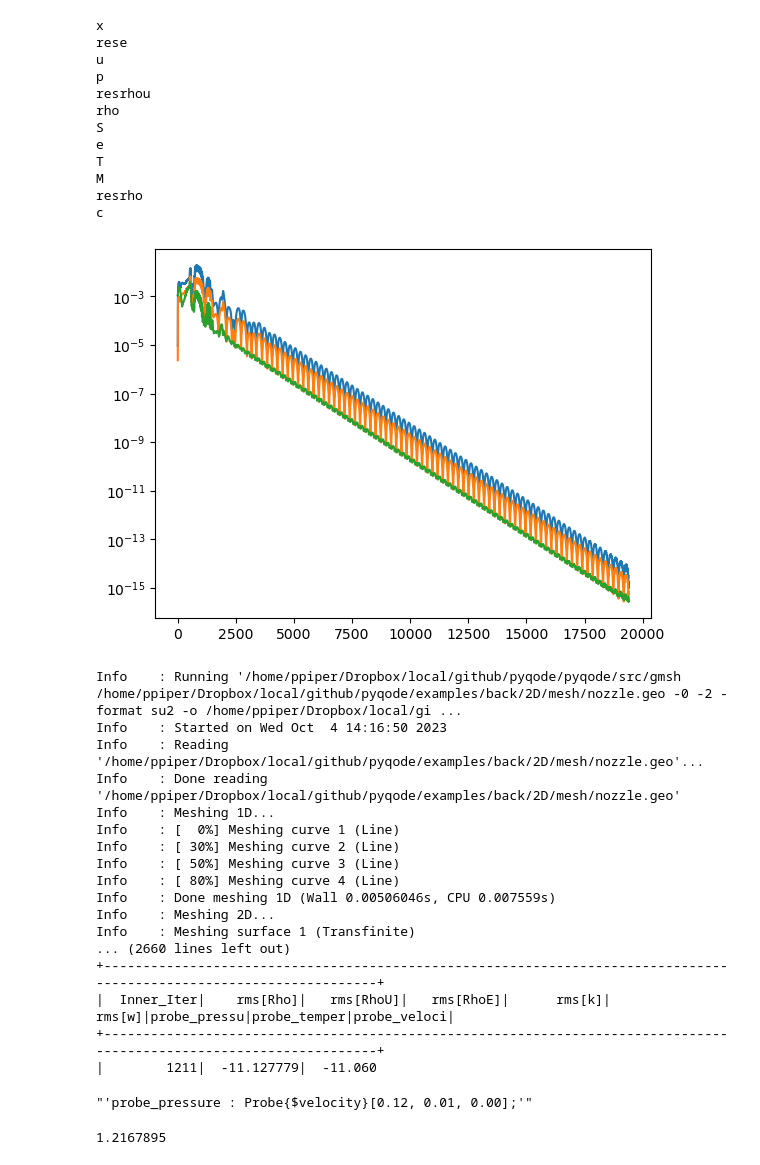
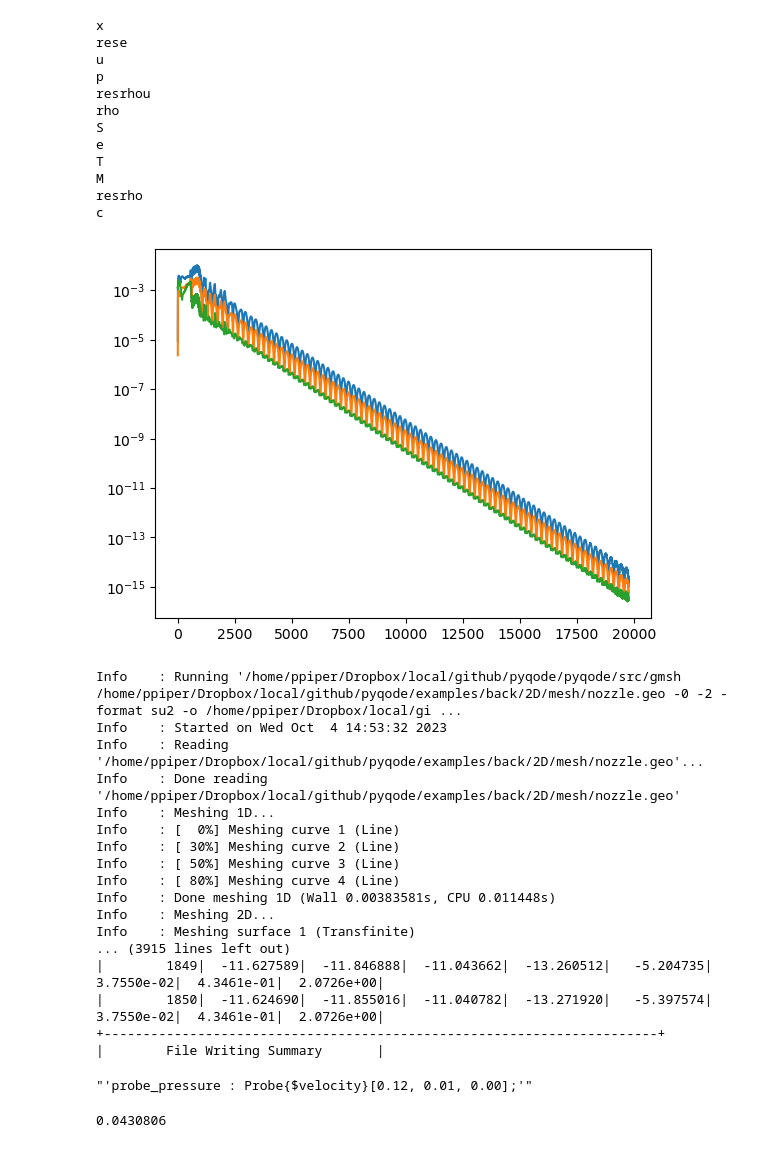
Before and after one commit to properallan/pyqode, a Jupyter notebook: examples/back/sample_run.ipynb, the cells around one changed output. Cells and saved outputs as stored; diff of their text form; code cells hidden in the pictures.

```diff
--- a/examples/back/sample_run.ipynb
+++ b/examples/back/sample_run.ipynb
@@ -71,7 +71,7 @@ def run_2D(config):
     nozzle_mesh_file = gen_nozzle_mesh(
         xn=config['domain_x'],
         rn=area_to_radius(config['domain_area']),
-        Nx=100,
+        Nx=150,
         Ny=35,
         inflation_rate=1.3,
         output_file=  config['domain_mesh'],
@@ -146,7 +146,7 @@ GAMMA = 1.35
 R = 287.0
 AXISYMMETRIC = 'YES'
 # %%
-for P0IN_PSI in P0IN_PSI_LIST[:]:
+for P0IN_PSI in P0IN_PSI_LIST[1:2]:
     P0IN = psi_to_pa(P0IN_PSI)
 
     config_1D = {
@@ -233,19 +233,19 @@ Allan Moreira de Carvalho
 [figure]
 x
 rese
 u
 p
 resrhou
 rho
 S
 e
 T
 M
 resrho
 c
-[figure, old version]
+[figure, new version]
 Info    : Running '/home/ppiper/Dropbox/local/github/pyqode/pyqode/src/gmsh /home/ppiper/Dropbox/local/github/pyqode/examples/back/2D/mesh/nozzle.geo -0 -2 -format su2 -o /home/ppiper/Dropbox/local/gi ...
-Info    : Started on Wed Oct  4 14:16:50 2023
+Info    : Started on Wed Oct  4 14:53:32 2023
 Info    : Reading '/home/ppiper/Dropbox/local/github/pyqode/examples/back/2D/mesh/nozzle.geo'...
 Info    : Done reading '/home/ppiper/Dropbox/local/github/pyqode/examples/back/2D/mesh/nozzle.geo'
 Info    : Meshing 1D...
@@ -253,20 +253,20 @@ Info    : [  0%] Meshing curve 1 (Line)
 Info    : [ 30%] Meshing curve 2 (Line)
 Info    : [ 50%] Meshing curve 3 (Line)
 Info    : [ 80%] Meshing curve 4 (Line)
-Info    : Done meshing 1D (Wall 0.00506046s, CPU 0.007559s)
+Info    : Done meshing 1D (Wall 0.00383581s, CPU 0.011448s)
 Info    : Meshing 2D...
 Info    : Meshing surface 1 (Transfinite)
-... (2660 lines left out)
-+--------------------------------------------------------------------------------------------------------------------+
-|  Inner_Iter|    rms[Rho]|   rms[RhoU]|   rms[RhoE]|      rms[k]|      rms[w]|probe_pressu|probe_temper|probe_veloci|
-+--------------------------------------------------------------------------------------------------------------------+
-|        1211|  -11.127779|  -11.060
+... (3915 lines left out)
+|        1849|  -11.627589|  -11.846888|  -11.043662|  -13.260512|   -5.204735|  3.7550e-02|  4.3461e-01|  2.0726e+00|
+|        1850|  -11.624690|  -11.855016|  -11.040782|  -13.271920|   -5.397574|  3.7550e-02|  4.3461e-01|  2.0726e+00|
++-----------------------------------------------------------------------+
+|        File Writing Summary       |
 # %%
 f"'probe_pressure : Probe{{$velocity}}[0.12, 0.01, 0.00];\'"
 # %% [output]
 "'probe_pressure : Probe{$velocity}[0.12, 0.01, 0.00];'"
 # %%
 vtu = pv.read('./2D/flow.vtm')
-np.max(vtu[0]['Boundary']['UPPER_WALL']['Y_Plus'])
+np.min(vtu[0]['Boundary']['UPPER_WALL']['Y_Plus'])
 # %% [output]
-1.2167895
+0.0430806
```
Also changed, not shown: parts of 1 cell of this notebook, 40 other files.
